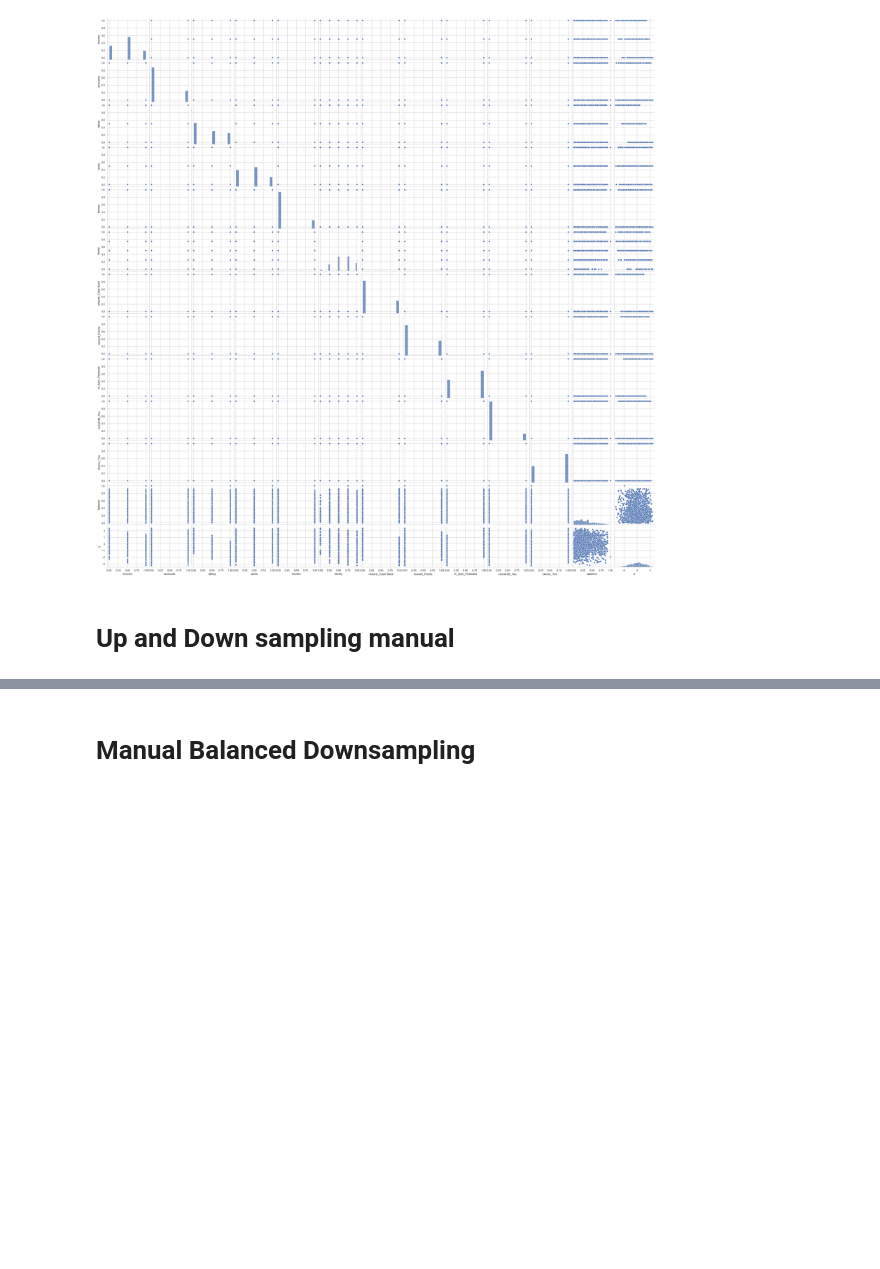
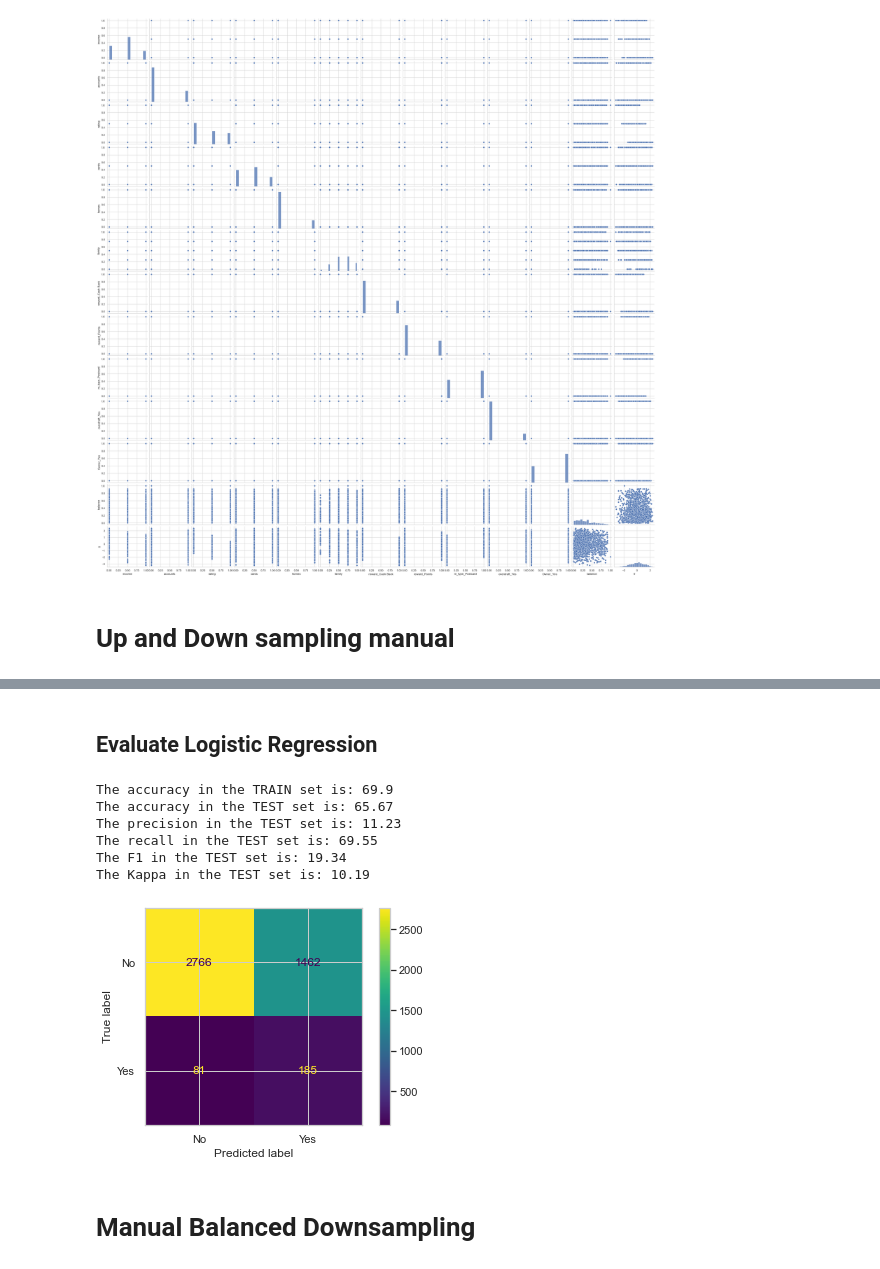
Before and after one commit to aldamepi/ironhack-mid_bootcamp_project, a Jupyter notebook: code/mid_bootcamp-amengual.ipynb, the cells around one changed output, grey strips where cells are left out. Drawn from its saved outputs; the diff is of its cells as text; code cells hidden in the pictures; blank space fills up the shorter version.

```diff
--- a/code/mid_bootcamp-amengual.ipynb
+++ b/code/mid_bootcamp-amengual.ipynb
@@ -1440,3 +1700,15 @@ corrPlots(X_logits_rus)
+# %% [markdown]
+## Evaluate Logistic Regression
+# %%
+lr_man = evaluateLogistic(X_train_man, X_test_man, y_train_man, y_test_man)
+# %% [output]
+The accuracy in the TRAIN set is: 69.9
+The accuracy in the TEST set is: 65.67
+The precision in the TEST set is: 11.23
+The recall in the TEST set is: 69.55
+The F1 in the TEST set is: 19.34
+The Kappa in the TEST set is: 10.19
+[figure, added]
 # %% [markdown]
 # Manual Balanced Downsampling
 # %%
```
Also changed, not shown: parts of 28 cells of this notebook.
